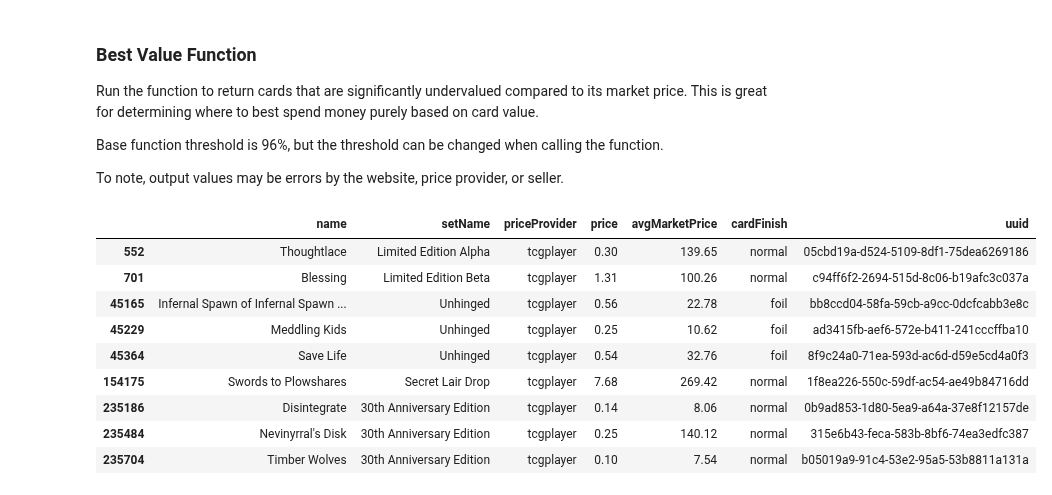
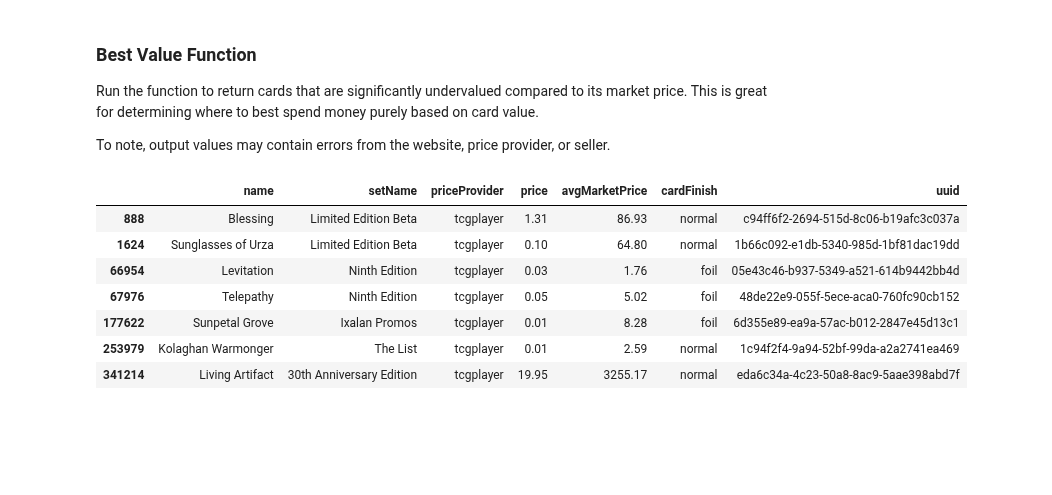
Before and after one commit to CurtisSchneider1/mtgPriceAnalysis, a Jupyter notebook: notebooks/functionBestValue.ipynb, the cells around one changed output. Drawn from its saved outputs; the diff is of its cells as text; code cells hidden in the pictures; blank space fills up the shorter version.

```diff
--- a/notebooks/functionBestValue.ipynb
+++ b/notebooks/functionBestValue.ipynb
@@ -2,9 +2,7 @@
 ### Best Value Function
 Run the function to return cards that are significantly undervalued compared to its market price. This is great for determining where to best spend money purely based on card value.
 
-Base function threshold is 96%, but the threshold can be changed when calling the function.
-
-To note, output values may be errors by the website, price provider, or seller.
+To note, output values may contain errors from the website, price provider, or seller.
 # %%
 import pandas as pd
 
@@ -14,10 +12,15 @@ pd.set_option('display.max_rows', None)
 dfm3 = pd.read_csv('../data/dataMagic/cleanMagicIndPrices.csv')
 # dfm3 = pd.read_pickle("../data/dataMagic/dfm3.pkl")
 # %%
-def bestValue(threshold = 0.90):
+def bestValue(threshold = 0.96):
     """
-    Function to return cards that are undervalued compared to market price.
-    Can accept different threshold percentages when calling the function.
+    Output undervalued cards.
+
+    Args:
+        dmf3 and threshold percentage.
+
+    Returns:
+        Those cards whose prices meet the threshold amount as compared to market price.
     """
     result = dfm3['price'] <= dfm3['avgMarketPrice'] * (1 - threshold)
 
@@ -27,15 +30,13 @@ def bestValue(threshold = 0.90):
     return subset
 # %%
 # Default is 96%.
-bestValue(0.97)
+bestValue(0.98)
 # %% [output]
 |  | name | setName | priceProvider | price | avgMarketPrice | cardFinish | uuid |
-| 552 | Thoughtlace | Limited Edition Alpha | tcgplayer | 0.30 | 139.65 | normal | 05cbd19a-d524-5109-8df1-75dea6269186 |
-| 701 | Blessing | Limited Edition Beta | tcgplayer | 1.31 | 100.26 | normal | c94ff6f2-2694-515d-8c06-b19afc3c037a |
-| 45165 | Infernal Spawn of Infernal Spawn ... | Unhinged | tcgplayer | 0.56 | 22.78 | foil | bb8ccd04-58fa-59cb-a9cc-0dcfcabb3e8c |
-| 45229 | Meddling Kids | Unhinged | tcgplayer | 0.25 | 10.62 | foil | ad3415fb-aef6-572e-b411-241cccffba10 |
-| 45364 | Save Life | Unhinged | tcgplayer | 0.54 | 32.76 | foil | 8f9c24a0-71ea-593d-ac6d-d59e5cd4a0f3 |
-| 154175 | Swords to Plowshares | Secret Lair Drop | tcgplayer | 7.68 | 269.42 | normal | 1f8ea226-550c-59df-ac54-ae49b84716dd |
-| 235186 | Disintegrate | 30th Anniversary Edition | tcgplayer | 0.14 | 8.06 | normal | 0b9ad853-1d80-5ea9-a64a-37e8f12157de |
-| 235484 | Nevinyrral's Disk | 30th Anniversary Edition | tcgplayer | 0.25 | 140.12 | normal | 315e6b43-feca-583b-8bf6-74ea3edfc387 |
-| 235704 | Timber Wolves | 30th Anniversary Edition | tcgplayer | 0.10 | 7.54 | normal | b05019a9-91c4-53e2-95a5-53b8811a131a |
+| 888 | Blessing | Limited Edition Beta | tcgplayer | 1.31 | 86.93 | normal | c94ff6f2-2694-515d-8c06-b19afc3c037a |
+| 1624 | Sunglasses of Urza | Limited Edition Beta | tcgplayer | 0.10 | 64.80 | normal | 1b66c092-e1db-5340-985d-1bf81dac19dd |
+| 66954 | Levitation | Ninth Edition | tcgplayer | 0.03 | 1.76 | foil | 05e43c46-b937-5349-a521-614b9442bb4d |
+| 67976 | Telepathy | Ninth Edition | tcgplayer | 0.05 | 5.02 | foil | 48de22e9-055f-5ece-aca0-760fc90cb152 |
+| 177622 | Sunpetal Grove | Ixalan Promos | tcgplayer | 0.01 | 8.28 | foil | 6d355e89-ea9a-57ac-b012-2847e45d13c1 |
+| 253979 | Kolaghan Warmonger | The List | tcgplayer | 0.01 | 2.59 | normal | 1c94f2f4-9a94-52bf-99da-a2a2741ea469 |
+| 341214 | Living Artifact | 30th Anniversary Edition | tcgplayer | 19.95 | 3255.17 | normal | eda6c34a-4c23-50a8-8ac9-5aae398abd7f |
```
Also changed, not shown: 4 other files.
